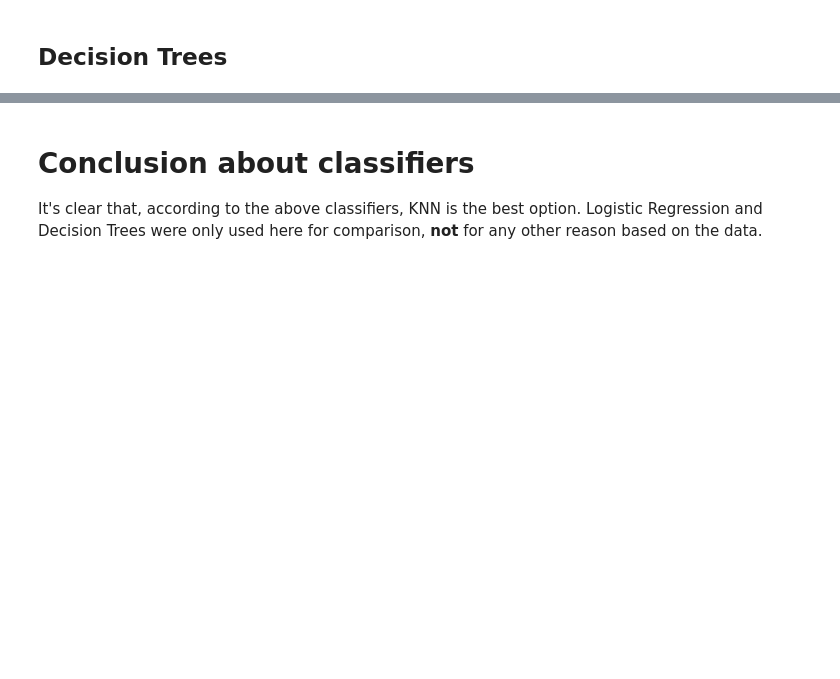
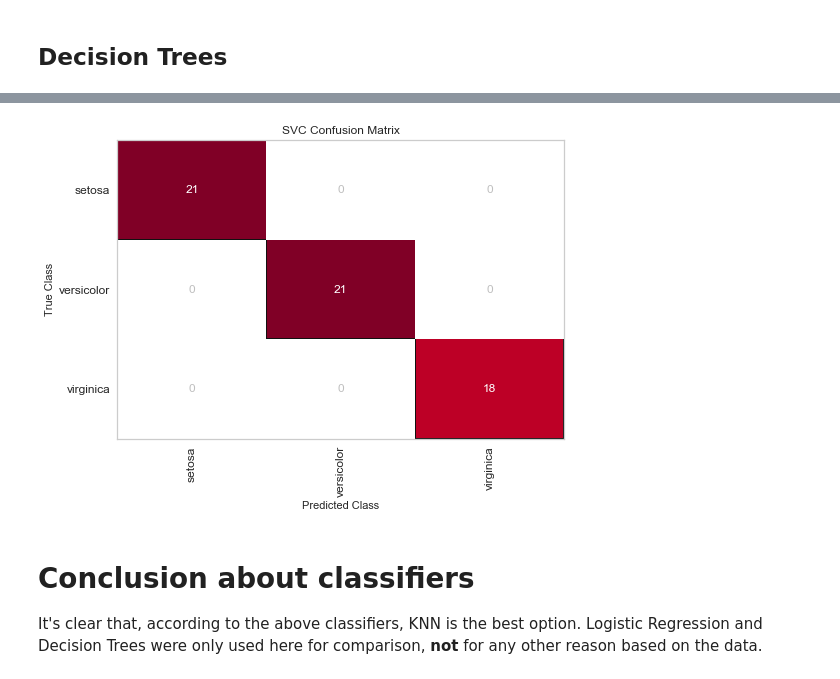
Before and after one commit to lacanlale/iris, a Jupyter notebook: iris-dataset-eda.ipynb, the cells around one changed output, grey strips where cells are left out. Saved outputs shown, nothing was run; the diff lists cells and outputs as text; code cells hidden in the pictures; blank space fills up the shorter version.

```diff
--- a/iris-dataset-eda.ipynb
+++ b/iris-dataset-eda.ipynb
@@ -134,3 +153,10 @@ dt.score(X_test, y_test)
+# %%
+svm = SVC()
+svm.fit(X_train, y_train)
+gen_cf(svm)
+accuracy['svm'] = svm.score(X_test, y_test)
+# %% [output]
+[figure, added]
 # %% [markdown]
 # Conclusion about classifiers
 
```
Also changed, not shown: parts of 10 cells of this notebook.
